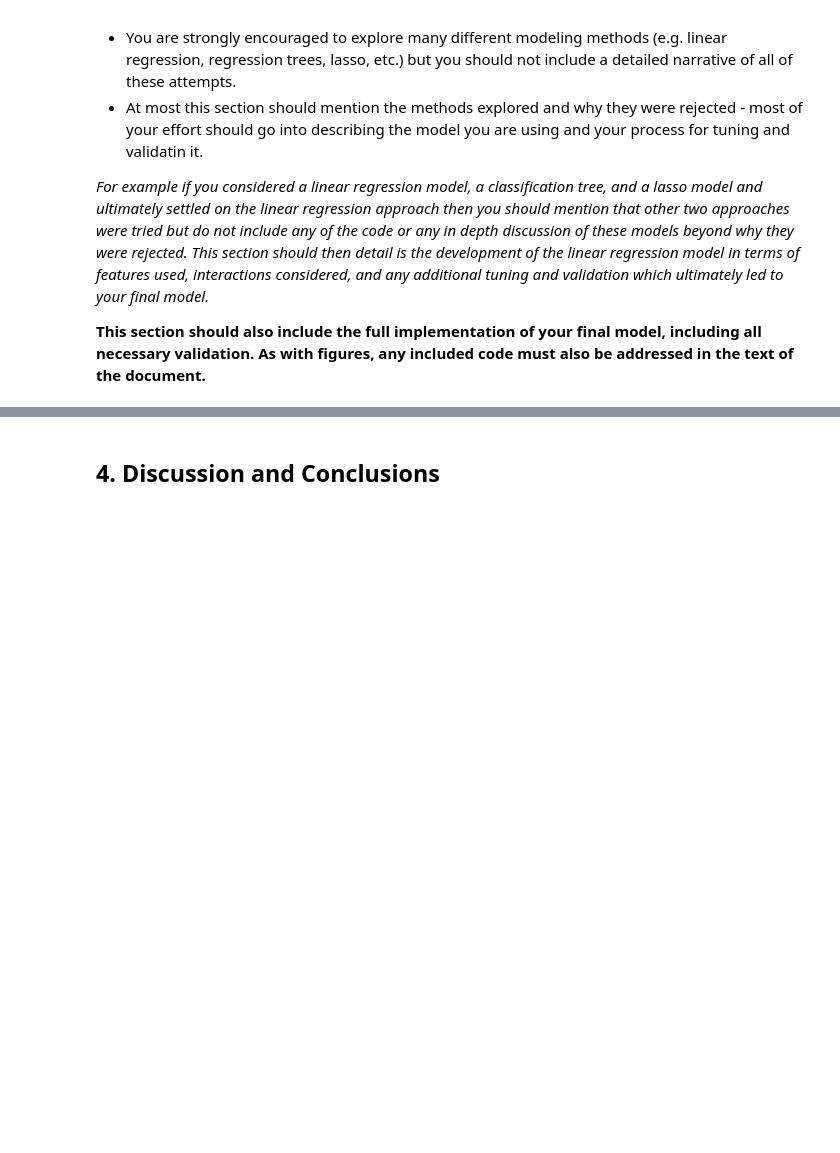
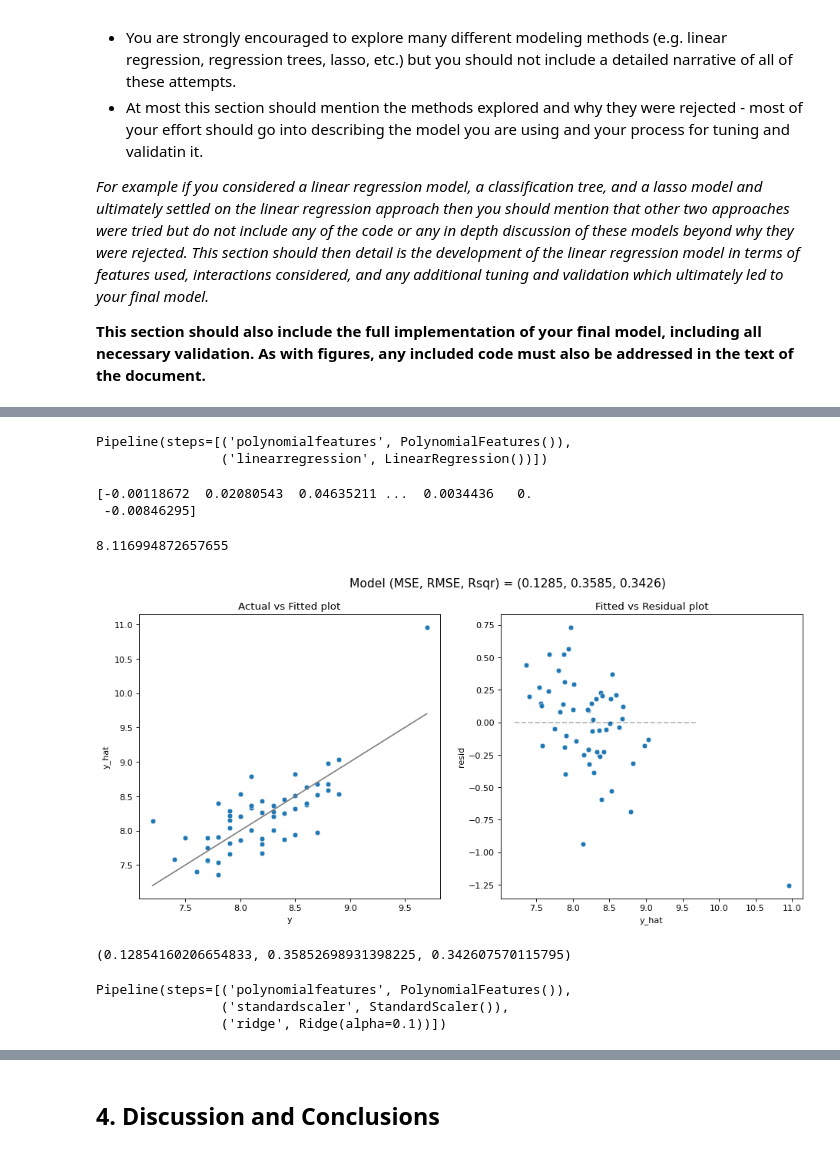
Before and after one commit to BradWangW/imdb_rate_model, a Jupyter notebook: project1.ipynb, the cells around one changed output, grey strips where cells are left out. Saved outputs shown, nothing was run; the diff lists cells and outputs as text; code cells hidden in the pictures; blank space fills up the shorter version.

Commit message:
Poly+ridge regression

```diff
--- a/project1.ipynb
+++ b/project1.ipynb
@@ -479,0 +484,45 @@ model_fit(lmtv, tvX_test, tvy_test, plot = True)
+# %%
+from sklearn.preprocessing import PolynomialFeatures
+from sklearn.pipeline import make_pipeline
+
+poly_model = make_pipeline(
+    PolynomialFeatures(degree = 2),
+    LinearRegression()
+)
+
+print(poly_model)
+# %% [output]
+Pipeline(steps=[('polynomialfeatures', PolynomialFeatures()),
+                ('linearregression', LinearRegression())])
+# %%
+poly_reg = poly_model.fit(X_train, y_train)
+# %%
+print(poly_reg.named_steps['linearregression'].coef_)
+# %% [output]
+[-0.00118672  0.02080543  0.04635211 ...  0.0034436   0.
+ -0.00846295]
+# %%
+print(poly_reg.steps[1][1].intercept_) # second subset is necessary here because
+                                       # each step is a tuple of a name and the
+                                       # model / transform o
+
+
+model_fit(poly_reg, X_test, y_test, plot=True)
+# %% [output]
+8.116994872657655
+[figure, added]
+(0.12854160206654833, 0.35852698931398225, 0.342607570115795)
+# %%
+a = 0.1
+
+poly_ridge = make_pipeline(
+    PolynomialFeatures(degree = 2),
+    StandardScaler(),
+    Ridge(alpha = a)
+)
+
+poly_ridge.fit(X_train, y_train)
+# %% [output]
+Pipeline(steps=[('polynomialfeatures', PolynomialFeatures()),
+                ('standardscaler', StandardScaler()),
+                ('ridge', Ridge(alpha=0.1))])
```
Also changed, not shown: parts of 22 cells of this notebook.
